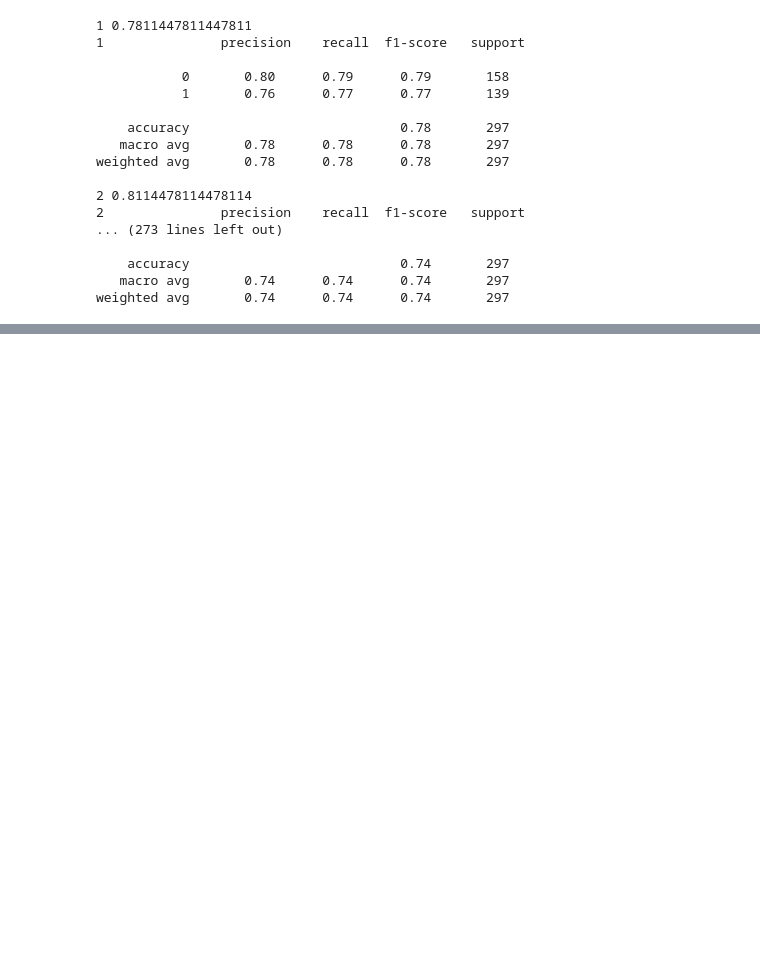
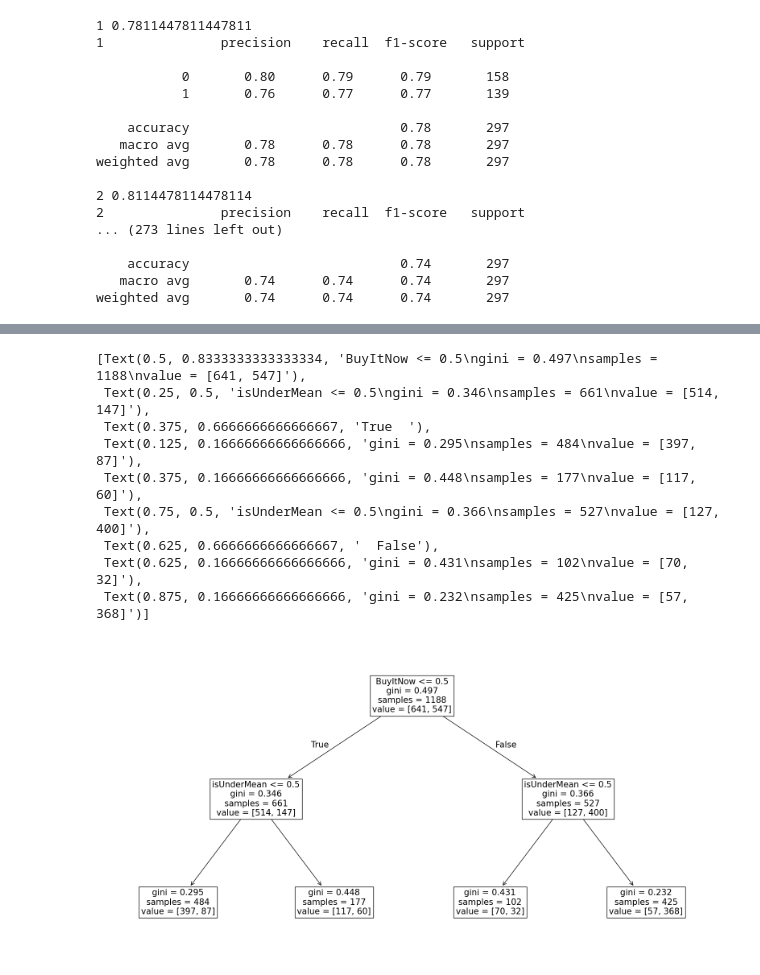
Before and after one commit to haram4th/fintech_pm_data_science, a Jupyter notebook: 06machine_learning/05데이터분석연습_이베이_휴대폰_판매데이터_예측_의사결정나무.ipynb, the cells around one changed output, grey strips where cells are left out. Cells and saved outputs as stored; diff of their text form; code cells hidden in the pictures; blank space fills up the shorter version.

```diff
--- a/06machine_learning/05데이터분석연습_이베이_휴대폰_판매데이터_예측_의사결정나무.ipynb
+++ b/06machine_learning/05데이터분석연습_이베이_휴대폰_판매데이터_예측_의사결정나무.ipynb
@@ -868,7 +868,7 @@ X2_train, X2_test, y2_train, y2_test = train_test_split(X2, y2, test_size=0.2, r
 from sklearn.tree import DecisionTreeClassifier
 from sklearn.metrics import accuracy_score, classification_report
 # %%
-dtc = DecisionTreeClassifier(max_depth= 3, random_state=7)
+dtc = DecisionTreeClassifier(max_depth= 9, random_state=7)
 dtc.fit(X_train, y_train)
 pred = dtc.predict(X_test)
 print("accuracy_score", accuracy_score(y_test, pred))
@@ -1268,3 +1278,10 @@ weighted avg       0.78      0.78      0.78       297
     accuracy                           0.74       297
    macro avg       0.74      0.74      0.74       297
 weighted avg       0.74      0.74      0.74       297
+# %%
+for i in range(1,30):
+    dtc3 = DecisionTreeClassifier(criterion='entropy', max_depth=i, random_state=7)
+    dtc3.fit(X3_train, y3_train)
+    pred3 = dtc3.predict(X3_test)
+    print(i, accuracy_score(y3_test, pred3))
+    print(i, classification_report(y3_test, pred3))
@@ -1270,0 +1308,14 @@ weighted avg       0.74      0.74      0.74       297
+# %%
+plt.figure(figsize=(20,10))
+plot_tree(dtc3, feature_names=dtc3.feature_names_in_, fontsize=15)
+# %% [output]
+[Text(0.5, 0.8333333333333334, 'BuyItNow <= 0.5\ngini = 0.497\nsamples = 1188\nvalue = [641, 547]'),
+ Text(0.25, 0.5, 'isUnderMean <= 0.5\ngini = 0.346\nsamples = 661\nvalue = [514, 147]'),
+ Text(0.375, 0.6666666666666667, 'True  '),
+ Text(0.125, 0.16666666666666666, 'gini = 0.295\nsamples = 484\nvalue = [397, 87]'),
+ Text(0.375, 0.16666666666666666, 'gini = 0.448\nsamples = 177\nvalue = [117, 60]'),
+ Text(0.75, 0.5, 'isUnderMean <= 0.5\ngini = 0.366\nsamples = 527\nvalue = [127, 400]'),
+ Text(0.625, 0.6666666666666667, '  False'),
+ Text(0.625, 0.16666666666666666, 'gini = 0.431\nsamples = 102\nvalue = [70, 32]'),
+ Text(0.875, 0.16666666666666666, 'gini = 0.232\nsamples = 425\nvalue = [57, 368]')]
+[figure, added]
```
Also changed, not shown: parts of 17 cells of this notebook, 3 other files.
